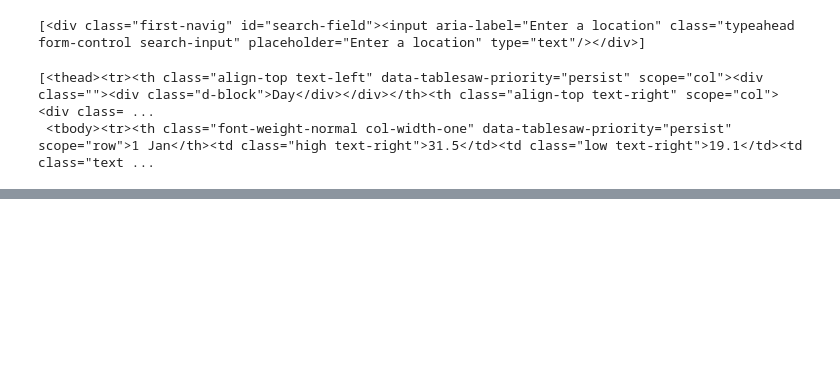
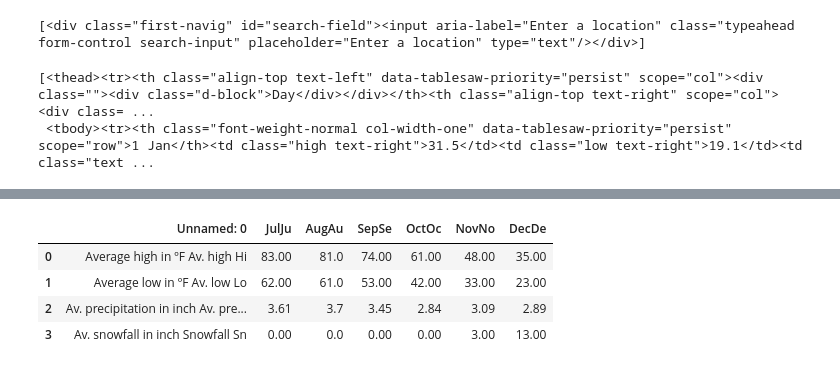
Before and after one commit to smeteo/Applied-DS-with-Python, a Jupyter notebook: 2_Applied_Plotting_Charting_Data_Representation_in_Python/Ann_Arbour_Weather.ipynb, the cells around one changed output, grey strips where cells are left out. Cells and saved outputs as stored; diff of their text form; code cells hidden in the pictures; blank space fills up the shorter version.

```diff
--- a/2_Applied_Plotting_Charting_Data_Representation_in_Python/Ann_Arbour_Weather.ipynb
+++ b/2_Applied_Plotting_Charting_Data_Representation_in_Python/Ann_Arbour_Weather.ipynb
@@ -68,0 +183,8 @@ table2[1].find_all('th')
+# %%
+tablep[1]
+# %% [output]
+|  | Unnamed: 0 | JulJu | AugAu | SepSe | OctOc | NovNo | DecDe |
+| 0 | Average high in ºF Av. high Hi | 83.00 | 81.0 | 74.00 | 61.00 | 48.00 | 35.00 |
+| 1 | Average low in ºF Av. low Lo | 62.00 | 61.0 | 53.00 | 42.00 | 33.00 | 23.00 |
+| 2 | Av. precipitation in inch Av. pre... | 3.61 | 3.7 | 3.45 | 2.84 | 3.09 | 2.89 |
+| 3 | Av. snowfall in inch Snowfall Sn | 0.00 | 0.0 | 0.00 | 0.00 | 3.00 | 13.00 |
```
Also changed, not shown: parts of 8 cells of this notebook.
